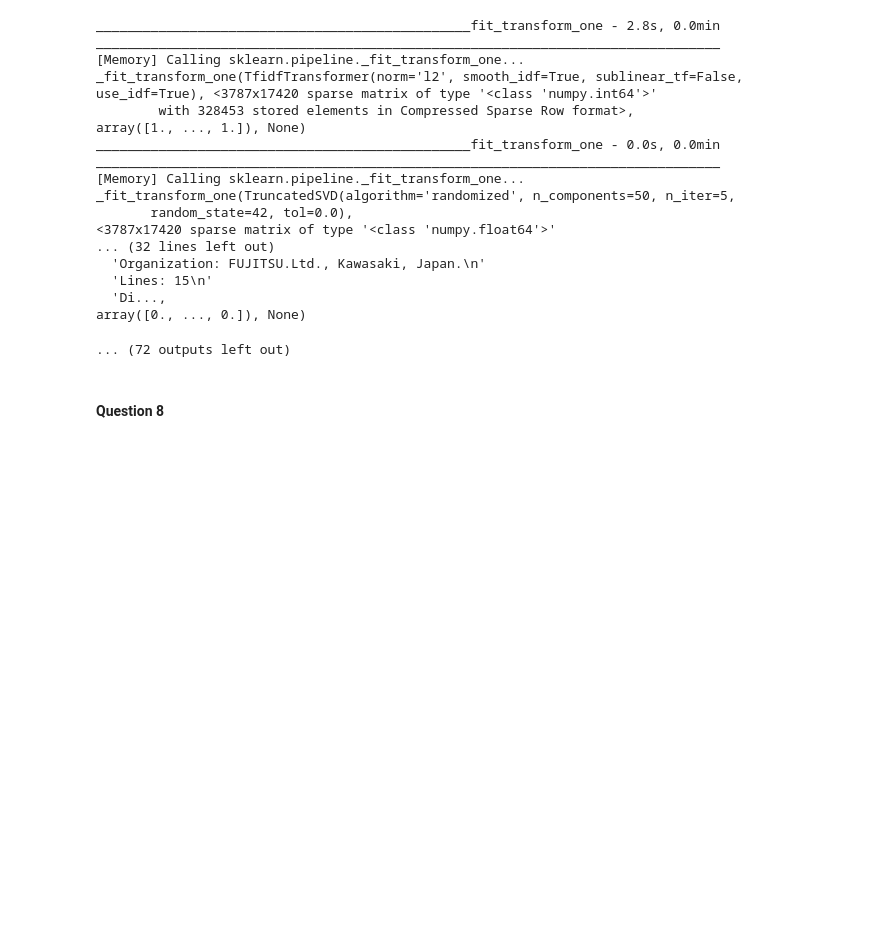
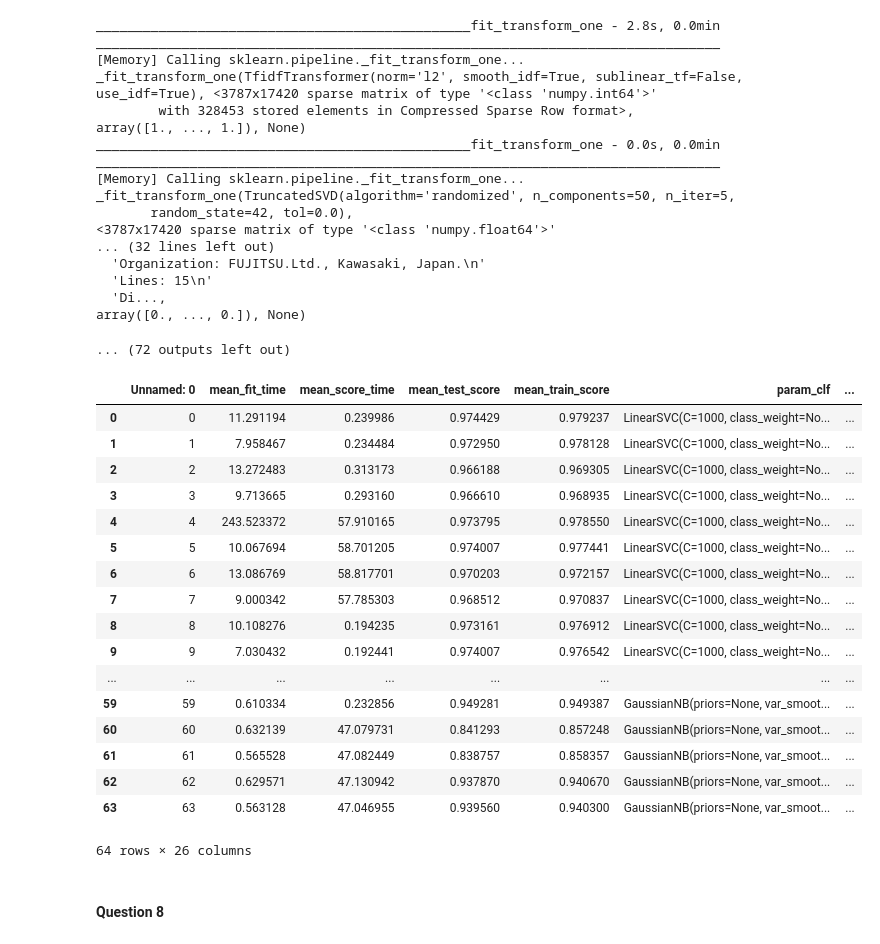
Before and after one commit to 219Winter2019adjz/test, a Jupyter notebook: proj1.ipynb, the cells around one changed output. Drawn from its saved outputs; the diff is of its cells as text; code cells hidden in the pictures; blank space fills up the shorter version.

Commit message:
Showing results from grid_search_results.csv

```diff
--- a/proj1.ipynb
+++ b/proj1.ipynb
@@ -1173,6 +1173,28 @@ array([0., ..., 0.]), None)
 import pandas as pd
 results = pd.DataFrame(grid.cv_results_)
 results.to_csv('grid_search_results.csv')
+# %%
+results = pd.read_csv('grid_search_results.csv')
+results
+# %% [output]
+|  | Unnamed: 0 | mean_fit_time | mean_score_time | mean_test_score | mean_train_score | param_clf | ... |
+| 0 | 0 | 11.291194 | 0.239986 | 0.974429 | 0.979237 | LinearSVC(C=1000, class_weight=No... | ... |
+| 1 | 1 | 7.958467 | 0.234484 | 0.972950 | 0.978128 | LinearSVC(C=1000, class_weight=No... | ... |
+| 2 | 2 | 13.272483 | 0.313173 | 0.966188 | 0.969305 | LinearSVC(C=1000, class_weight=No... | ... |
+| 3 | 3 | 9.713665 | 0.293160 | 0.966610 | 0.968935 | LinearSVC(C=1000, class_weight=No... | ... |
+| 4 | 4 | 243.523372 | 57.910165 | 0.973795 | 0.978550 | LinearSVC(C=1000, class_weight=No... | ... |
+| 5 | 5 | 10.067694 | 58.701205 | 0.974007 | 0.977441 | LinearSVC(C=1000, class_weight=No... | ... |
+| 6 | 6 | 13.086769 | 58.817701 | 0.970203 | 0.972157 | LinearSVC(C=1000, class_weight=No... | ... |
+| 7 | 7 | 9.000342 | 57.785303 | 0.968512 | 0.970837 | LinearSVC(C=1000, class_weight=No... | ... |
+| 8 | 8 | 10.108276 | 0.194235 | 0.973161 | 0.976912 | LinearSVC(C=1000, class_weight=No... | ... |
+| 9 | 9 | 7.030432 | 0.192441 | 0.974007 | 0.976542 | LinearSVC(C=1000, class_weight=No... | ... |
+| ... | ... | ... | ... | ... | ... | ... | ... |
+| 59 | 59 | 0.610334 | 0.232856 | 0.949281 | 0.949387 | GaussianNB(priors=None, var_smoot... | ... |
+| 60 | 60 | 0.632139 | 47.079731 | 0.841293 | 0.857248 | GaussianNB(priors=None, var_smoot... | ... |
+| 61 | 61 | 0.565528 | 47.082449 | 0.838757 | 0.858357 | GaussianNB(priors=None, var_smoot... | ... |
+| 62 | 62 | 0.629571 | 47.130942 | 0.937870 | 0.940670 | GaussianNB(priors=None, var_smoot... | ... |
+| 63 | 63 | 0.563128 | 47.046955 | 0.939560 | 0.940300 | GaussianNB(priors=None, var_smoot... | ... |
+64 rows × 26 columns
 # %% [markdown]
 #### Question 8
 # %%
```
